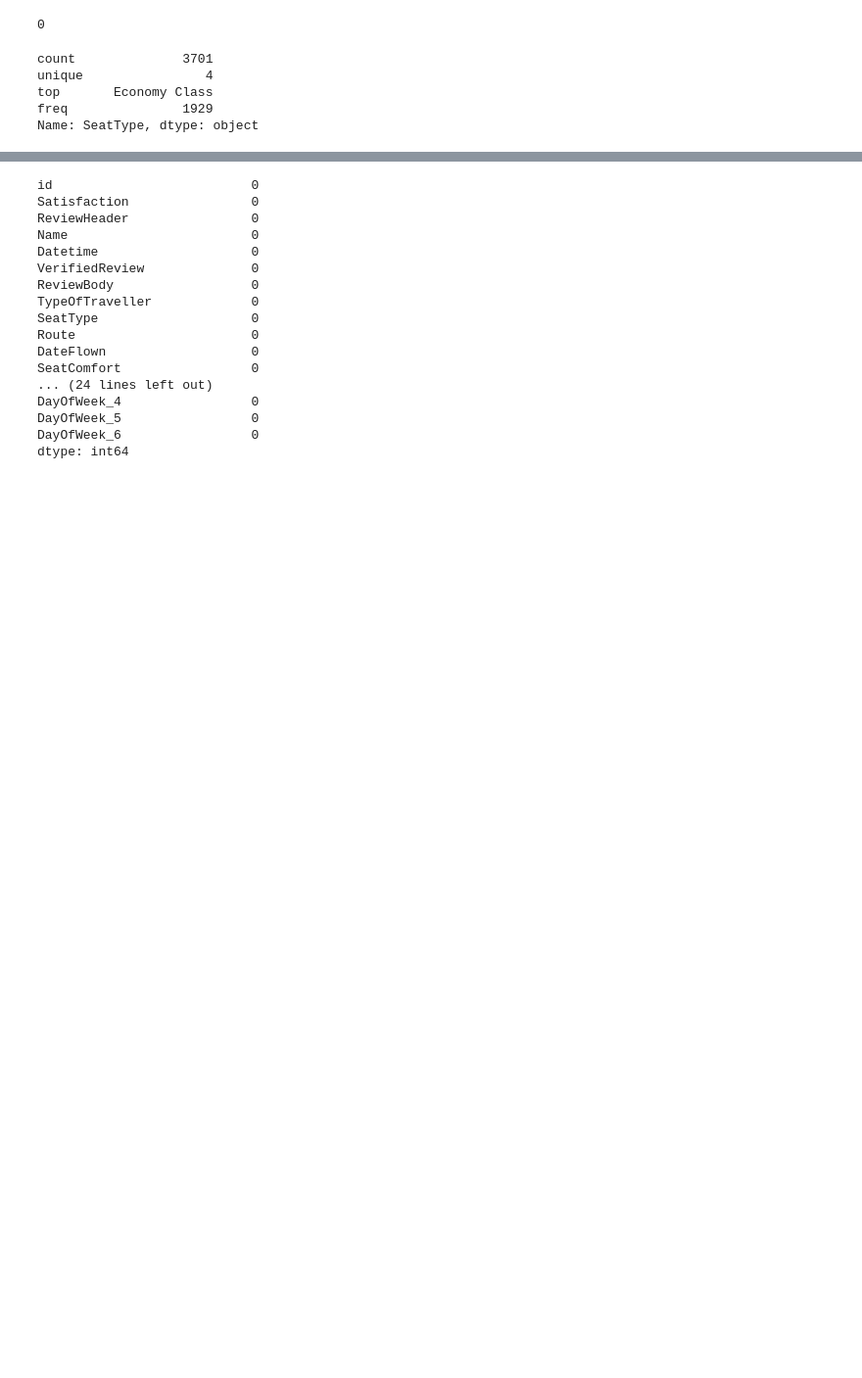
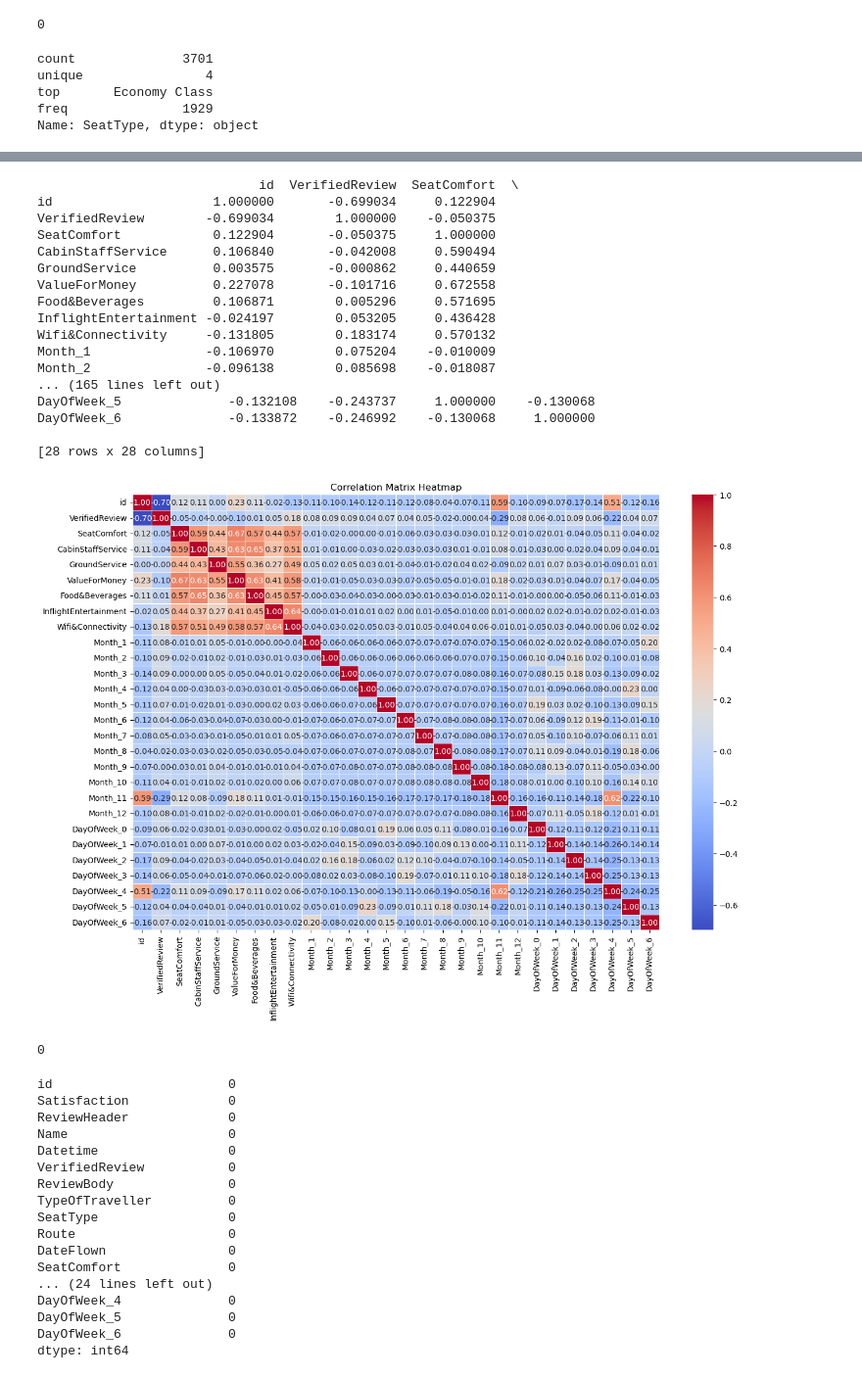
Before and after one commit to Tofupaste/Projectbased_MLP, a Jupyter notebook: projectbased_MLP.ipynb, the cells around one changed output, grey strips where cells are left out. Shown at 98% size. Saved outputs shown, nothing was run; the diff lists cells and outputs as text; code cells hidden in the pictures; blank space fills up the shorter version.

```diff
--- a/projectbased_MLP.ipynb
+++ b/projectbased_MLP.ipynb
@@ -65,9 +65,3 @@ Wifi&Connectivity        3092
 dtype: int64
 # %% [markdown]
 == Preposesing Data ==
-# %%
-# isi menggunakan missing value dengan KNN imputer pada kolom 'SeatComfort', 'CabinStaffService', 'GroundService', 'ValueForMoney', 'Food&Beverages', 'InflightEntertainment'
-from sklearn.impute import KNNImputer
-imputer = KNNImputer(n_neighbors=5)
-data[['SeatComfort', 'CabinStaffService', 'GroundService', 'ValueForMoney', 'Food&Beverages', 'InflightEntertainment']] = imputer.fit_transform(data[['SeatComfort', 'CabinStaffService', 'GroundService', 'ValueForMoney', 'Food&Beverages', 'InflightEntertainment']])
-data.isnull().sum()
@@ -187,0 +170,38 @@ Missing values in 'DateFlown': 778
+# %%
+import seaborn as sns
+
+# pengecekan correlation antar kolom sebelum melakukan encoding
+correlation = data.corr()
+print(correlation)
+import matplotlib.pyplot as plt
+
+# Set the size of the plot
+plt.figure(figsize=(15, 10))
+
+# Create a heatmap to visualize the correlation matrix
+sns.heatmap(correlation, annot=True, fmt=".2f", cmap='coolwarm', linewidths=0.5)
+
+# Set the title of the heatmap
+plt.title('Correlation Matrix Heatmap')
+
+# Show the plot
+plt.show()
+# %% [output]
+                             id  VerifiedReview  SeatComfort  \
+id                     1.000000       -0.699034     0.122904
+VerifiedReview        -0.699034        1.000000    -0.050375
+SeatComfort            0.122904       -0.050375     1.000000
+CabinStaffService      0.106840       -0.042008     0.590494
+GroundService          0.003575       -0.000862     0.440659
+ValueForMoney          0.227078       -0.101716     0.672558
+Food&Beverages         0.106871        0.005296     0.571695
+InflightEntertainment -0.024197        0.053205     0.436428
+Wifi&Connectivity     -0.131805        0.183174     0.570132
+Month_1               -0.106970        0.075204    -0.010009
+Month_2               -0.096138        0.085698    -0.018087
+... (165 lines left out)
+DayOfWeek_5              -0.132108    -0.243737     1.000000    -0.130068
+DayOfWeek_6              -0.133872    -0.246992    -0.130068     1.000000
+
+[28 rows x 28 columns]
+[figure, added]
@@ -188,3 +242,37 @@ Missing values in 'DateFlown': 778
+# %%
+from sklearn.ensemble import RandomForestRegressor
+from sklearn.model_selection import train_test_split
+from sklearn.preprocessing import LabelEncoder
+
+# Fitur untuk model prediksi
+features = ['SeatComfort', 'ValueForMoney', 'Food&Beverages', 'InflightEntertainment']
+
+# Split data: rows with missing and without missing values
+train_data = data[data['Wifi&Connectivity'].notnull()].copy()
+missing_data = data[data['Wifi&Connectivity'].isnull()].copy()
+
+# Pastikan fitur tidak ada NaN
+train_data = train_data.dropna(subset=features)
+
+# Fitur dan target untuk model
+X_train = train_data[features]
+y_train = train_data['Wifi&Connectivity']
+
+# Model untuk memprediksi Wifi&Connectivity
+model = RandomForestRegressor(random_state=42)
+model.fit(X_train, y_train)
+
+# Prediksi untuk rows dengan missing value
+X_missing = missing_data[features]
+missing_data.loc[:, 'Wifi&Connectivity'] = model.predict(X_missing)
+
+# Masukkan kembali prediksi ke data asli
+data.loc[data['Wifi&Connectivity'].isnull(), 'Wifi&Connectivity'] = missing_data['Wifi&Connectivity']
+
+# Verifikasi apakah missing value sudah diimputasi
+print(data['Wifi&Connectivity'].isnull().sum())
+# %% [output]
+0
 # %%
 data.isnull().sum()
 # %% [output]
```
Also changed, not shown: parts of 7 cells of this notebook.
